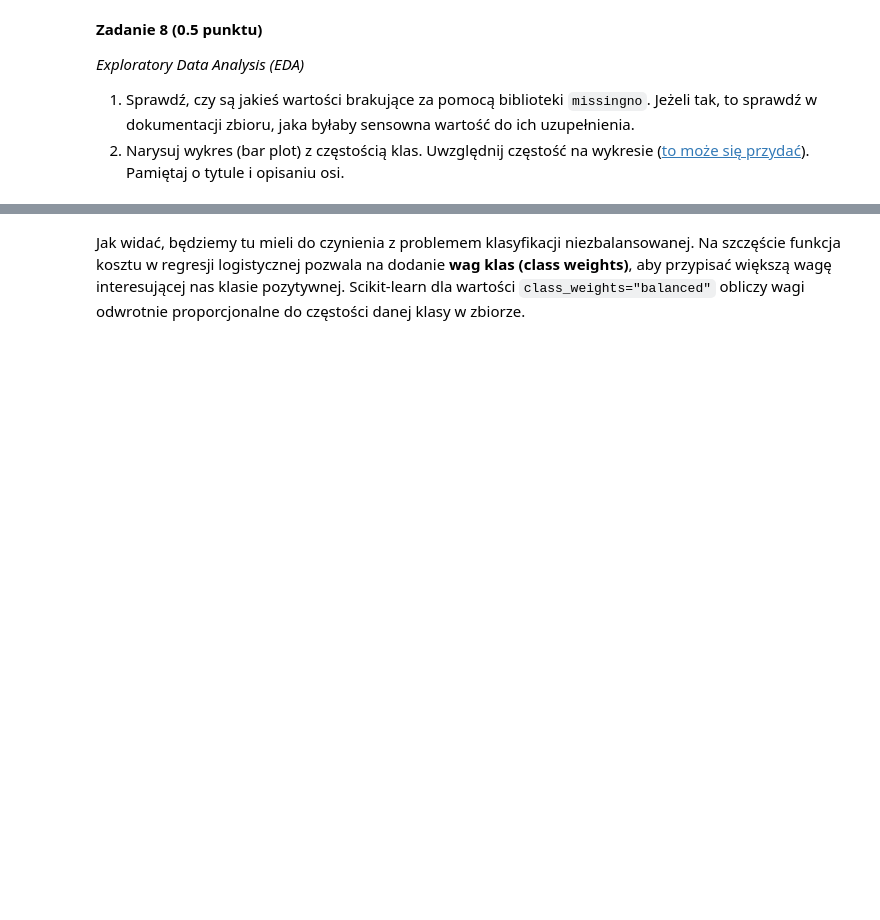
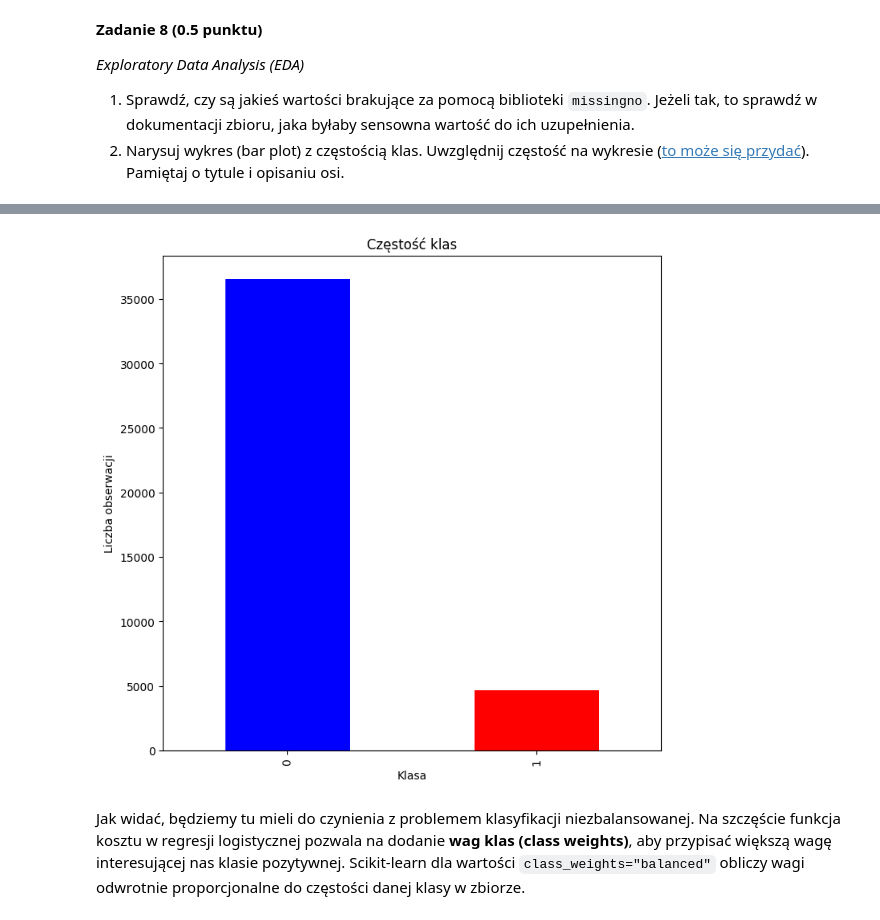
Before and after one commit to miwnek/PSI, a Jupyter notebook: lab1/lab_1.ipynb, the cells around one changed output, grey strips where cells are left out. Drawn from its saved outputs; the diff is of its cells as text; code cells hidden in the pictures; blank space fills up the shorter version.

```diff
--- a/lab1/lab_1.ipynb
+++ b/lab1/lab_1.ipynb
@@ -1053,3 +1113,15 @@ y_mapping = {
+# %%
+# plot class frequencies
+class_frequencies = y.value_counts()
+plt.figure(figsize=(8, 8))
+class_frequencies.plot(kind='bar', color=['blue', 'red'])
+plt.title('Częstość klas')
+plt.xlabel('Klasa')
+plt.ylabel('Liczba obserwacji')
+plt.show()
+# your_code
+# %% [output]
+[figure, added]
 # %% [markdown]
 Jak widać, będziemy tu mieli do czynienia z problemem klasyfikacji niezbalansowanej. Na szczęście funkcja kosztu w regresji logistycznej pozwala na dodanie **wag klas (class weights)**, aby przypisać większą wagę interesującej nas klasie pozytywnej. Scikit-learn dla wartości `class_weights="balanced"` obliczy wagi odwrotnie proporcjonalne do częstości danej klasy w zbiorze.
 # %% [markdown]
```
Also changed, not shown: parts of 29 cells of this notebook.
